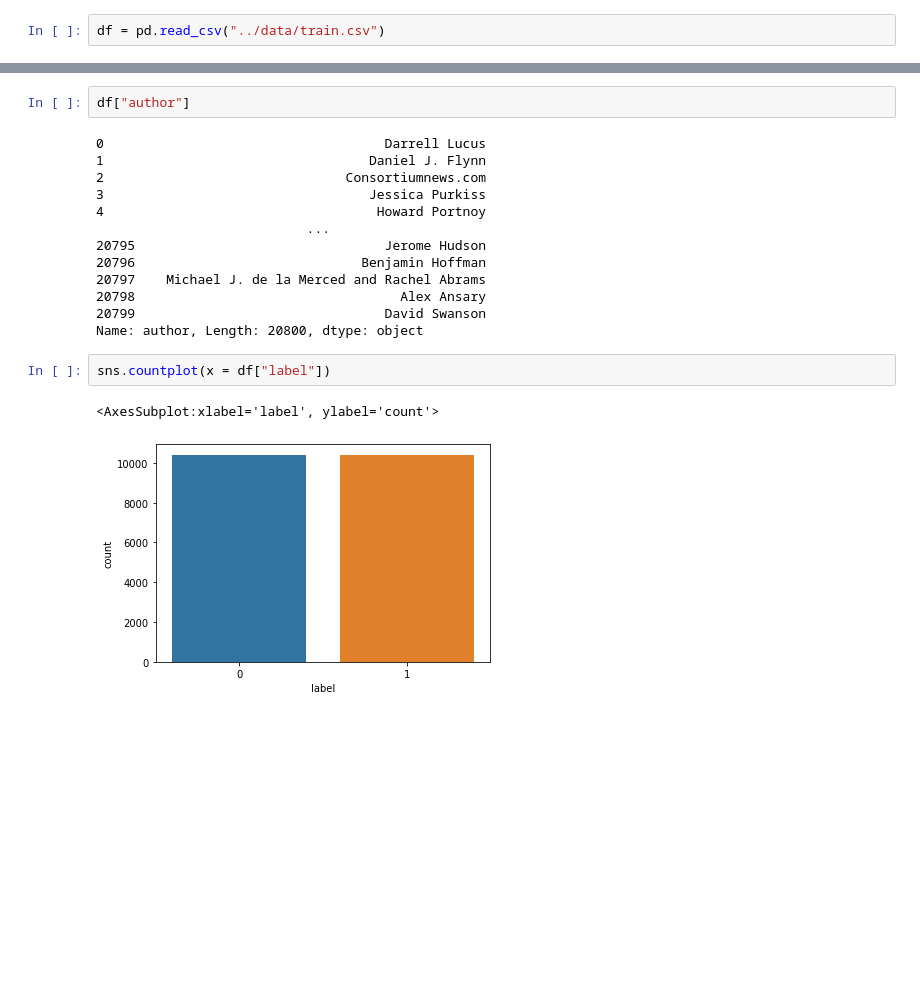
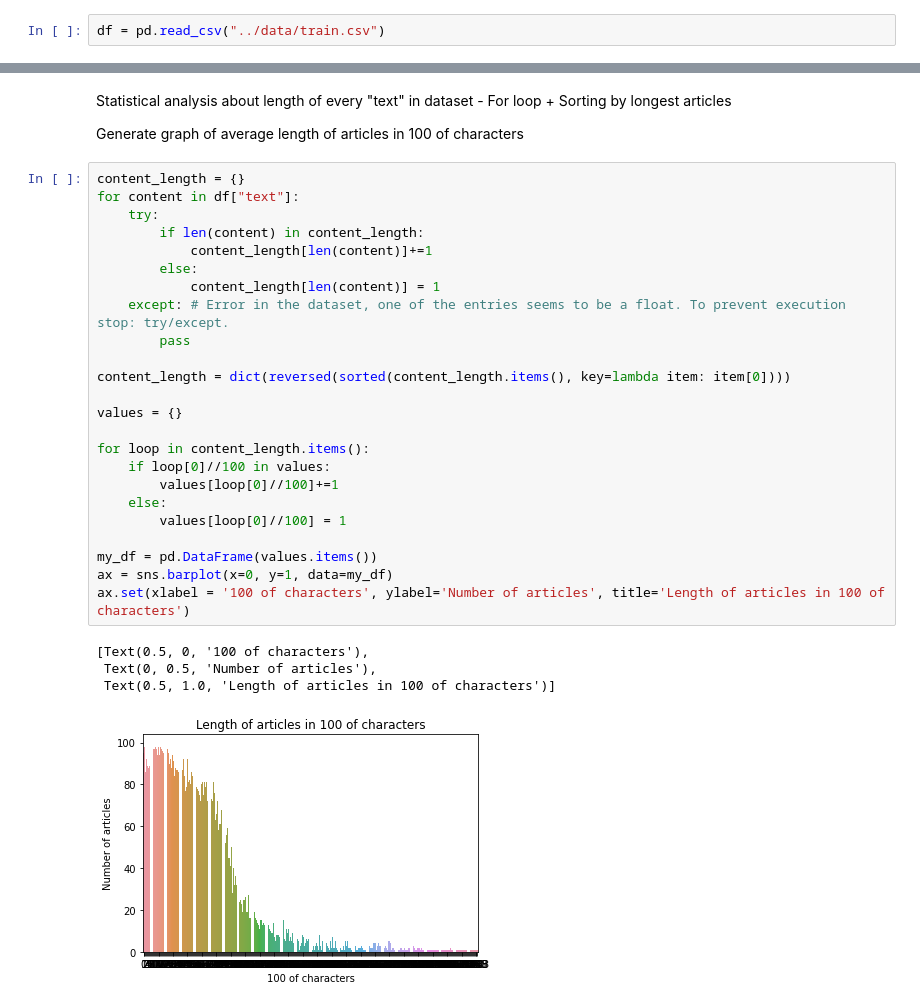
Before and after one commit to GeoffreyKarnbach/Fake-News-Detector-AI, a Jupyter notebook: src/analyse.ipynb, the cells around one changed output, grey strips where cells are left out. Cells and saved outputs as stored; diff of their text form; blank space fills up the shorter version.

Commit message:
Statistical study of article/text length for everything, fake news and non fake news

```diff
--- a/src/analyse.ipynb
+++ b/src/analyse.ipynb
@@ -22,20 +11,33 @@ df
-# %%
-df["author"]
-# %% [output]
-0                                    Darrell Lucus
-1                                  Daniel J. Flynn
-2                               Consortiumnews.com
-3                                  Jessica Purkiss
-4                                   Howard Portnoy
-                           ...
-20795                                Jerome Hudson
-20796                             Benjamin Hoffman
-20797    Michael J. de la Merced and Rachel Abrams
-20798                                  Alex Ansary
-20799                                David Swanson
-Name: author, Length: 20800, dtype: object
-# %%
-sns.countplot(x = df["label"])
-# %% [output]
-<AxesSubplot:xlabel='label', ylabel='count'>
-[figure, removed]
+# %% [markdown]
+Statistical analysis about length of every "text" in dataset - For loop + Sorting by longest articles
+
+Generate graph of average length of articles in 100 of characters
+# %%
+content_length = {}
+for content in df["text"]:
+    try:
+        if len(content) in content_length:
+            content_length[len(content)]+=1
+        else:
+            content_length[len(content)] = 1
+    except: # Error in the dataset, one of the entries seems to be a float. To prevent execution stop: try/except.
+        pass
+
+content_length = dict(reversed(sorted(content_length.items(), key=lambda item: item[0])))
+
+values = {}
+
+for loop in content_length.items():
+    if loop[0]//100 in values:
+        values[loop[0]//100]+=1
+    else:
+        values[loop[0]//100] = 1
+
+my_df = pd.DataFrame(values.items())
+ax = sns.barplot(x=0, y=1, data=my_df)
+ax.set(xlabel = '100 of characters', ylabel='Number of articles', title='Length of articles in 100 of characters')
+# %% [output]
+[Text(0.5, 0, '100 of characters'),
+ Text(0, 0.5, 'Number of articles'),
+ Text(0.5, 1.0, 'Length of articles in 100 of characters')]
+[figure, added]
```
Also changed, not shown: parts of 8 cells of this notebook.
